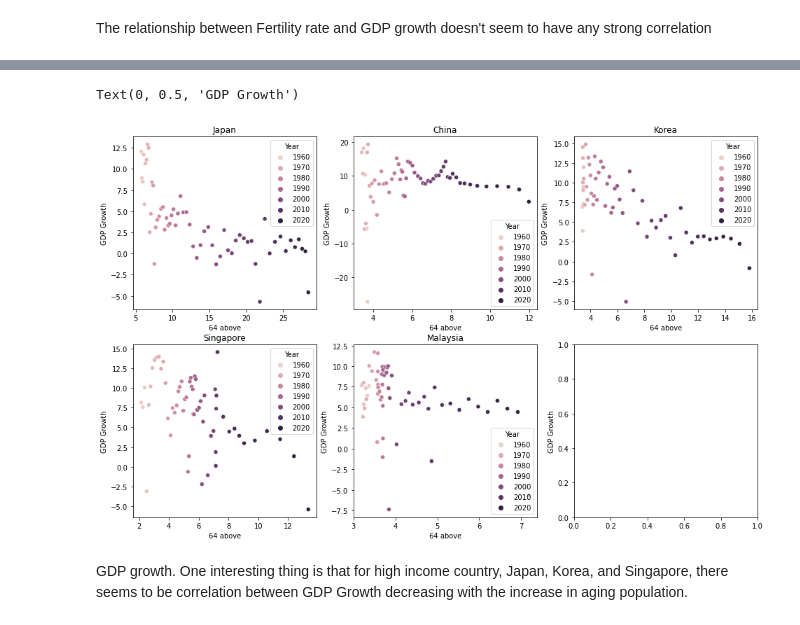
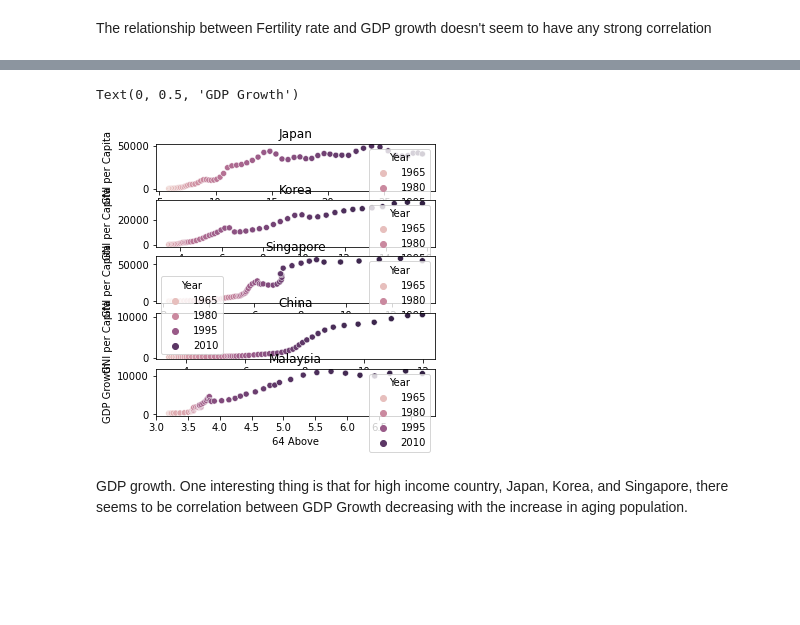
Before and after one commit to SangHyuNBack/2nd-Capstone-Project, a Jupyter notebook: EDA.ipynb, the cells around one changed output, grey strips where cells are left out. Saved outputs shown, nothing was run; the diff lists cells and outputs as text; code cells hidden in the pictures; blank space fills up the shorter version.

```diff
--- a/EDA.ipynb
+++ b/EDA.ipynb
@@ -94,14 +162,14 @@ Text(0, 0.5, 'GDP Growth')
 # %%
 #Looking at the relationship between 64+ population and GDP Growth
-fig, ax = plt.subplots(2,3, figsize = (16, 10))
-sns.scatterplot(ax = ax[0,0],x = '64 above',  y= 'GDP Growth', data = Japan, hue ='Year').set(title='Japan')
-sns.scatterplot(ax = ax[0,1],x = '64 above',  y= 'GDP Growth', data = China, hue ='Year').set(title='China')
-sns.scatterplot(ax = ax[0,2],x = '64 above',  y= 'GDP Growth', data = Korea, hue ='Year').set(title='Korea')
-sns.scatterplot(ax = ax[1,0],x = '64 above',  y= 'GDP Growth', data = Singapore, hue ='Year').set(title='Singapore')
-sns.scatterplot(ax = ax[1,1],x = '64 above',  y= 'GDP Growth', data = Malaysia, hue ='Year').set(title='Malaysia')
+fig, ax = plt.subplots(5,1, figsize = (5, 5))
+sns.scatterplot(ax = ax[0],x = '64 Above',  y=  'GNI per Capita', data = Japan, hue ='Year').set(title= 'Japan')
+sns.scatterplot(ax = ax[1],x = '64 Above',  y=  'GNI per Capita', data = Korea, hue ='Year').set(title= 'Korea')
+sns.scatterplot(ax = ax[2],x = '64 Above',  y=  'GNI per Capita', data = Singapore, hue ='Year').set(title= 'Singapore')
+sns.scatterplot(ax = ax[3],x = '64 Above',  y=  'GNI per Capita', data = China, hue ='Year').set(title='China')
+sns.scatterplot(ax = ax[4],x = '64 Above',  y= 'GNI per Capita', data = Malaysia, hue ='Year').set(title='Malaysia')
 plt.ylabel('GDP Growth')
 # %% [output]
 Text(0, 0.5, 'GDP Growth')
-[figure, old version]
+[figure, new version]
 # %% [markdown]
 GDP growth. One interesting thing is that for high income country, Japan, Korea, and Singapore, there seems to be correlation between GDP Growth decreasing with the increase in aging population.
```
Also changed, not shown: parts of 33 cells of this notebook, 3 other files.
